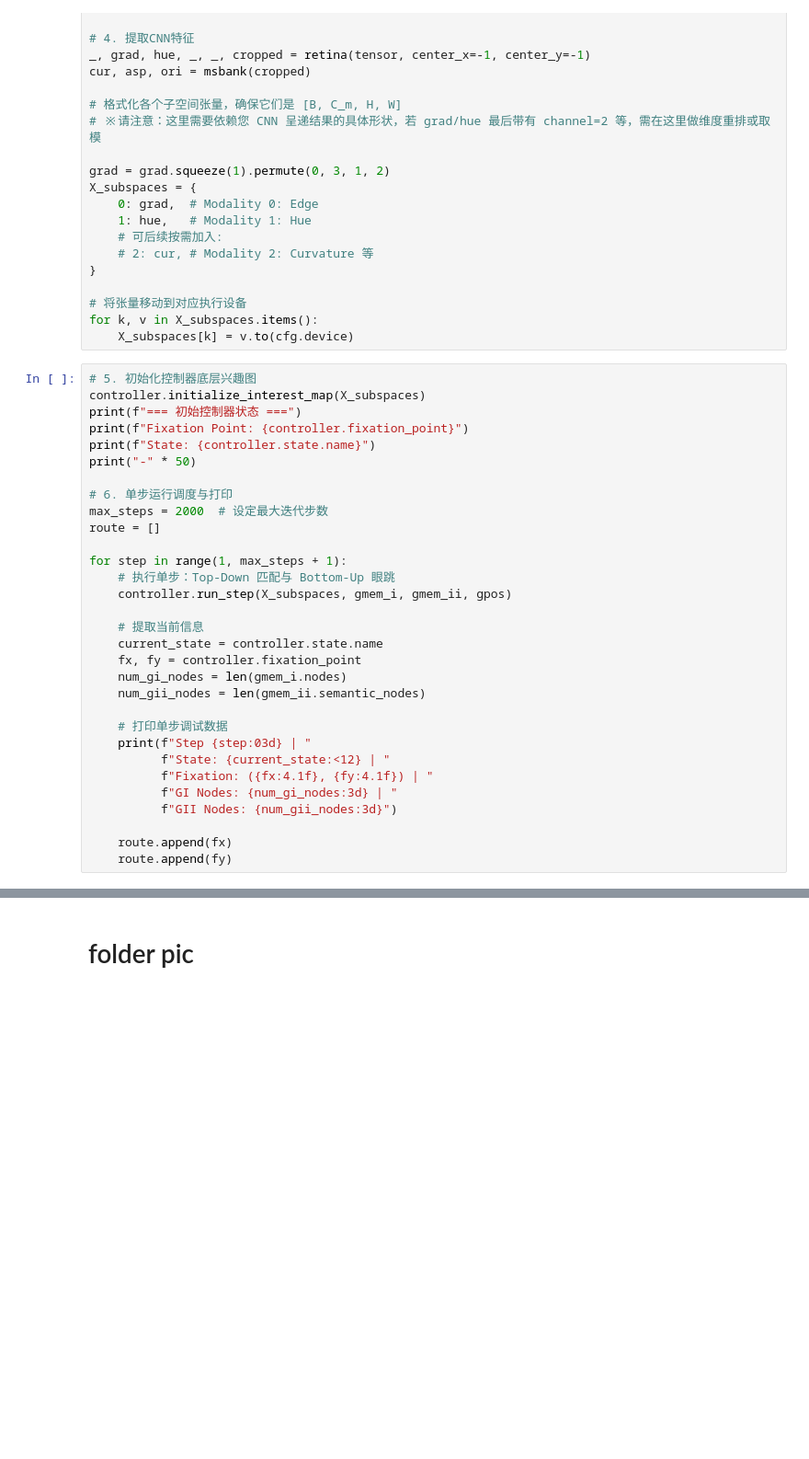
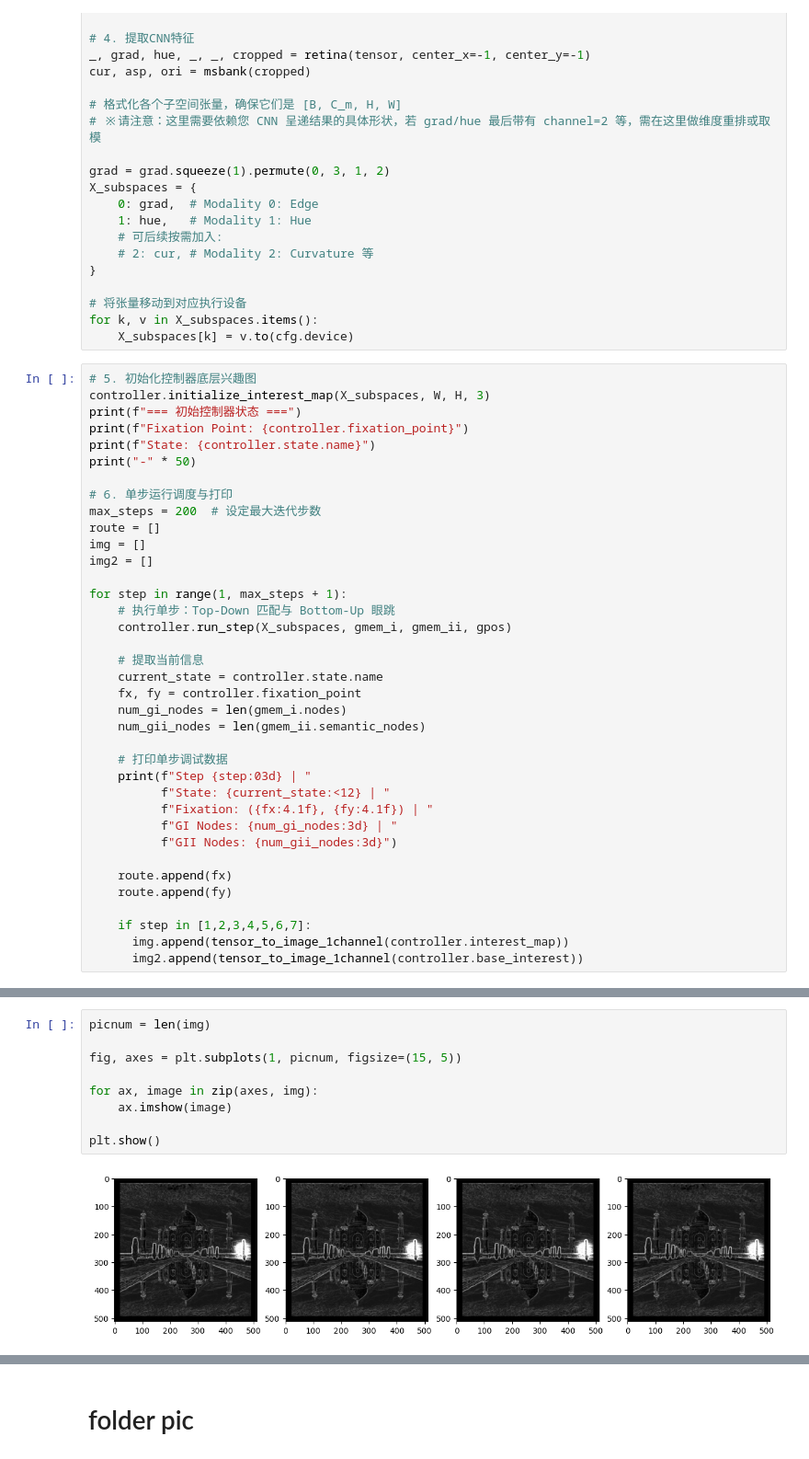
Before and after one commit to jzkaknckx/Conscious-demo, a Jupyter notebook: src/test_memorypoolForJune2.ipynb, the cells around one changed output, grey strips where cells are left out. Shown at 92% size. Cells and saved outputs as stored; diff of their text form; blank space fills up the shorter version.

```diff
--- a/src/test_memorypoolForJune2.ipynb
+++ b/src/test_memorypoolForJune2.ipynb
@@ -116,15 +45,17 @@ for k, v in X_subspaces.items():
     X_subspaces[k] = v.to(cfg.device)
 # %%
 # 5. 初始化控制器底层兴趣图
-controller.initialize_interest_map(X_subspaces)
+controller.initialize_interest_map(X_subspaces, W, H, 3)
 print(f"=== 初始控制器状态 ===")
 print(f"Fixation Point: {controller.fixation_point}")
 print(f"State: {controller.state.name}")
 print("-" * 50)
 
 # 6. 单步运行调度与打印
-max_steps = 2000  # 设定最大迭代步数
+max_steps = 200  # 设定最大迭代步数
 route = []
+img = []
+img2 = []
 
 for step in range(1, max_steps + 1):
     # 执行单步：Top-Down 匹配与 Bottom-Up 眼跳
@@ -145,3 +76,7 @@ for step in range(1, max_steps + 1):
 
     route.append(fx)
     route.append(fy)
+
+    if step in [1,2,3,4,5,6,7]:
+      img.append(tensor_to_image_1channel(controller.interest_map))
+      img2.append(tensor_to_image_1channel(controller.base_interest))
@@ -174,0 +132,11 @@ debug_mark_advanced(
+# %%
+picnum = len(img)
+
+fig, axes = plt.subplots(1, picnum, figsize=(15, 5))
+
+for ax, image in zip(axes, img):
+    ax.imshow(image)
+
+plt.show()
+# %% [output]
+[figure, added]
```
Also changed, not shown: parts of 9 cells of this notebook, 2 other files.
